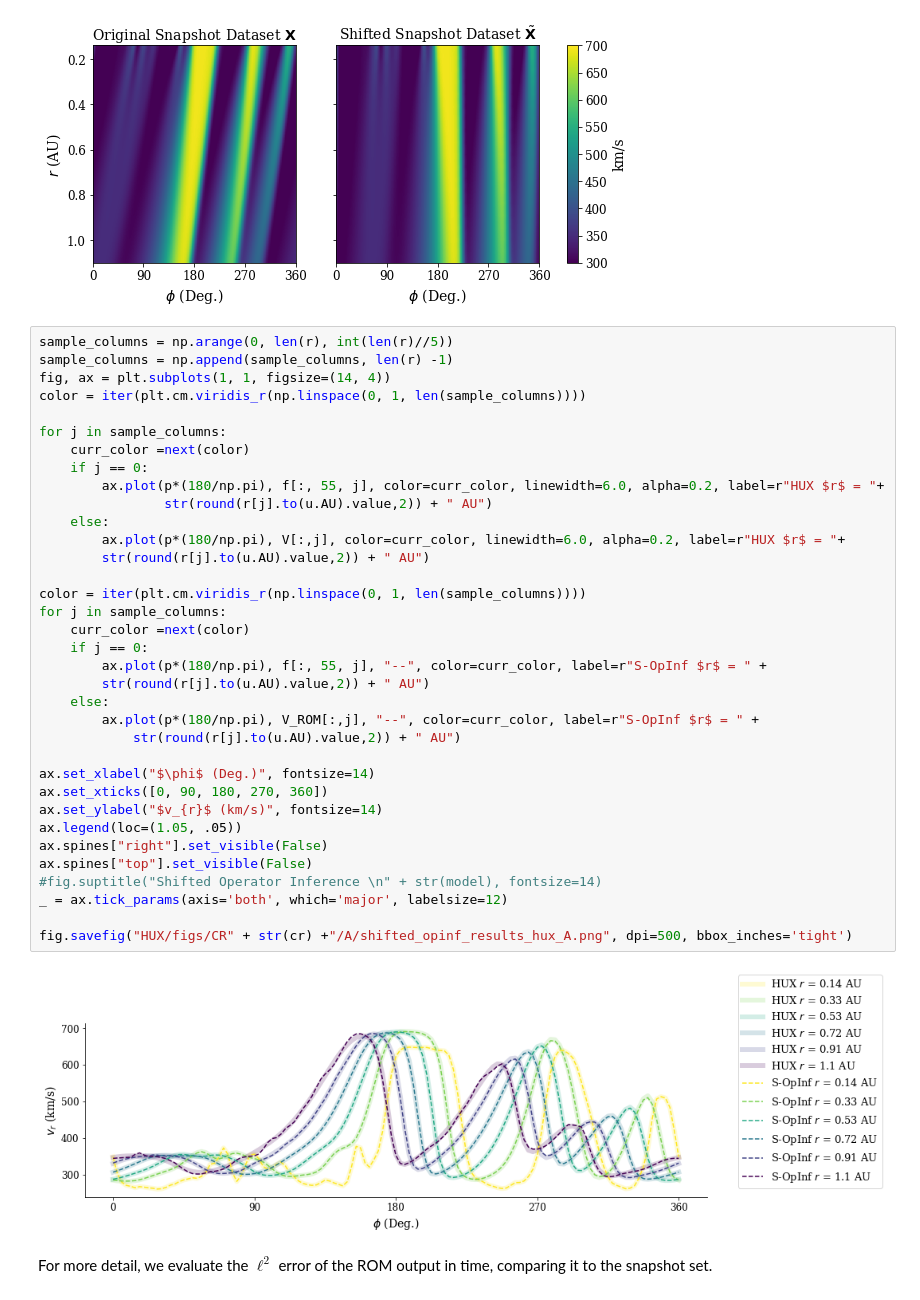
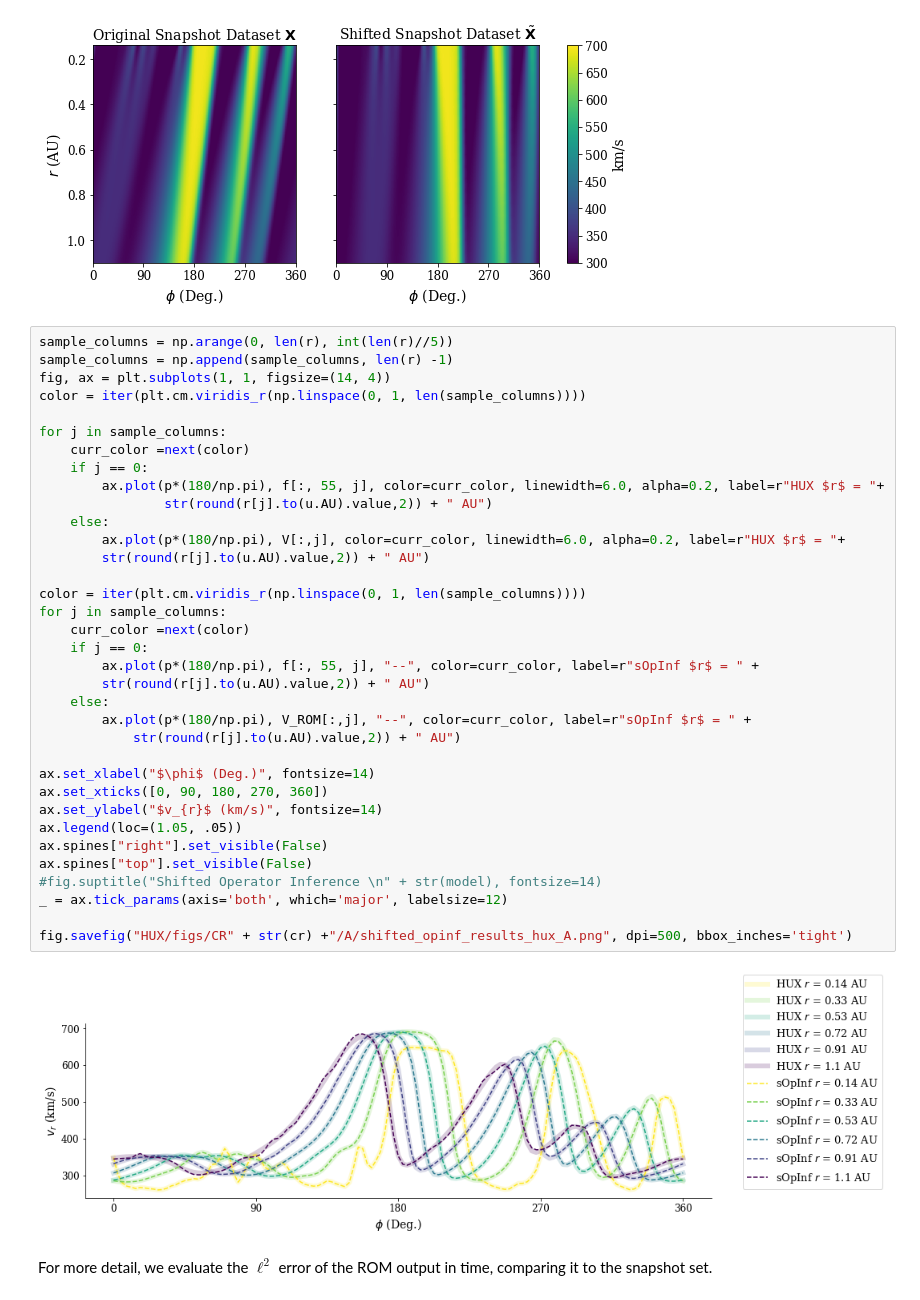
Before and after one commit to opaliss/Space-Weather-ROM, a Jupyter notebook: HUX/SW-ROM-Shifted-HUX-LowRes.ipynb, the cells around one changed output. Drawn from its saved outputs; the diff is of its cells as text.

```diff
--- a/HUX/SW-ROM-Shifted-HUX-LowRes.ipynb
+++ b/HUX/SW-ROM-Shifted-HUX-LowRes.ipynb
@@ -479,36 +474,36 @@ fig, ax = plt.subplots(1, 1, figsize=(14, 4))
 color = iter(plt.cm.viridis_r(np.linspace(0, 1, len(sample_columns))))
 
 for j in sample_columns:
     curr_color =next(color)
     if j == 0:
         ax.plot(p*(180/np.pi), f[:, 55, j], color=curr_color, linewidth=6.0, alpha=0.2, label=r"HUX $r$ = "+
                 str(round(r[j].to(u.AU).value,2)) + " AU")
     else:
         ax.plot(p*(180/np.pi), V[:,j], color=curr_color, linewidth=6.0, alpha=0.2, label=r"HUX $r$ = "+
         str(round(r[j].to(u.AU).value,2)) + " AU")
 
 color = iter(plt.cm.viridis_r(np.linspace(0, 1, len(sample_columns))))
 for j in sample_columns:
     curr_color =next(color)
     if j == 0:
-        ax.plot(p*(180/np.pi), f[:, 55, j], "--", color=curr_color, label=r"S-OpInf $r$ = " +
+        ax.plot(p*(180/np.pi), f[:, 55, j], "--", color=curr_color, label=r"sOpInf $r$ = " +
         str(round(r[j].to(u.AU).value,2)) + " AU")
     else:
-        ax.plot(p*(180/np.pi), V_ROM[:,j], "--", color=curr_color, label=r"S-OpInf $r$ = " +
+        ax.plot(p*(180/np.pi), V_ROM[:,j], "--", color=curr_color, label=r"sOpInf $r$ = " +
             str(round(r[j].to(u.AU).value,2)) + " AU")
 
 ax.set_xlabel("$\phi$ (Deg.)", fontsize=14)
 ax.set_xticks([0, 90, 180, 270, 360])
 ax.set_ylabel("$v_{r}$ (km/s)", fontsize=14)
 ax.legend(loc=(1.05, .05))
 ax.spines["right"].set_visible(False)
 ax.spines["top"].set_visible(False)
 #fig.suptitle("Shifted Operator Inference \n" + str(model), fontsize=14)
 _ = ax.tick_params(axis='both', which='major', labelsize=12)
 
 fig.savefig("HUX/figs/CR" + str(cr) +"/A/shifted_opinf_results_hux_A.png", dpi=500, bbox_inches='tight')
 # %% [output]
-[figure, old version]
+[figure, new version]
 # %% [markdown]
 
 For more detail, we evaluate the $\ell^2$ error of the ROM output in time, comparing it to the snapshot set.
```
Also changed, not shown: parts of 17 cells of this notebook, 2 other files.
